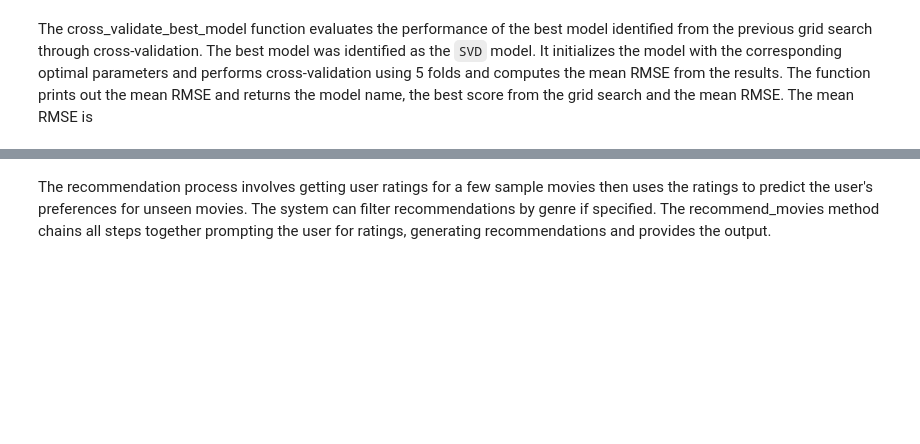
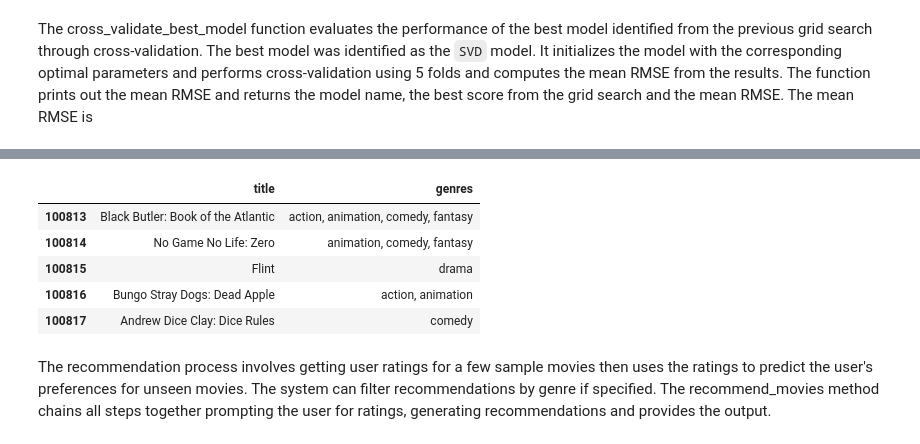
Before and after one commit to Eva-Claire/streamflix_recommender_system, a Jupyter notebook: movie_recommendor.ipynb, the cells around one changed output, grey strips where cells are left out. Cells and saved outputs as stored; diff of their text form; code cells hidden in the pictures; blank space fills up the shorter version.

```diff
--- a/movie_recommendor.ipynb
+++ b/movie_recommendor.ipynb
@@ -1190,3 +1182,12 @@ Rate this movie from 1 to 5 (or 'n' if you haven't seen it):  4
+# %%
+content_df.tail()
+# %% [output]
+|  | title | genres |
+| 100813 | Black Butler: Book of the Atlantic | action, animation, comedy, fantasy |
+| 100814 | No Game No Life: Zero | animation, comedy, fantasy |
+| 100815 | Flint | drama |
+| 100816 | Bungo Stray Dogs: Dead Apple | action, animation |
+| 100817 | Andrew Dice Clay: Dice Rules | comedy |
 # %% [markdown]
 The recommendation process involves getting user ratings for a few sample movies then uses the ratings to predict the user's preferences for unseen movies. The system can filter recommendations by genre if specified. The recommend_movies method chains all steps together prompting the user for ratings, generating recommendations and provides the output.
 # %% [markdown]
```
Also changed, not shown: parts of 17 cells of this notebook.
